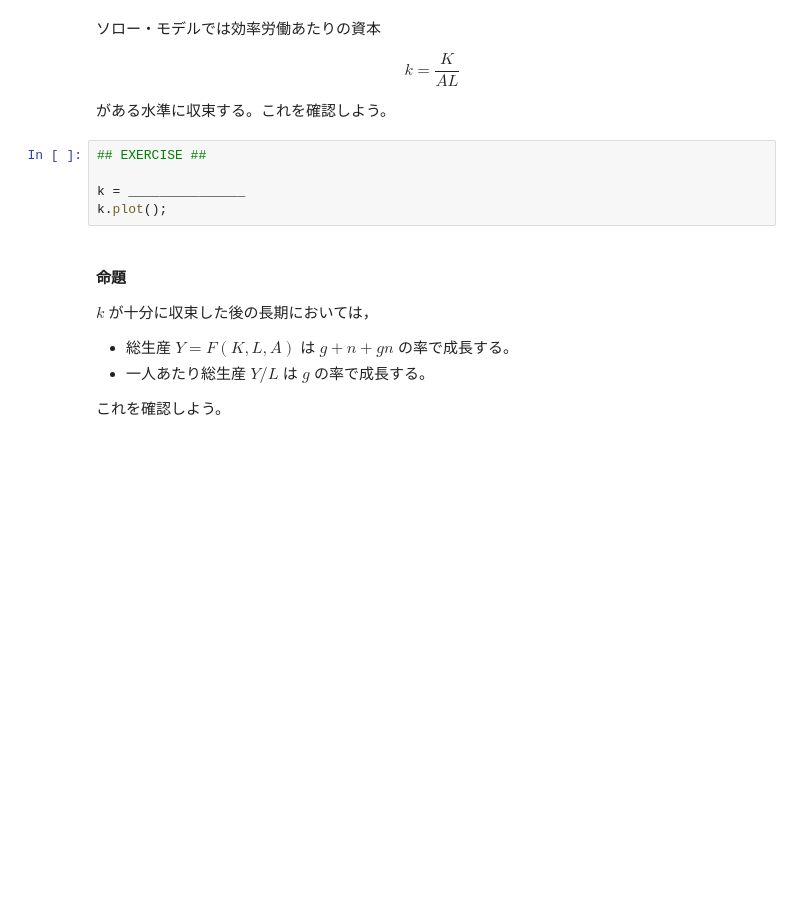
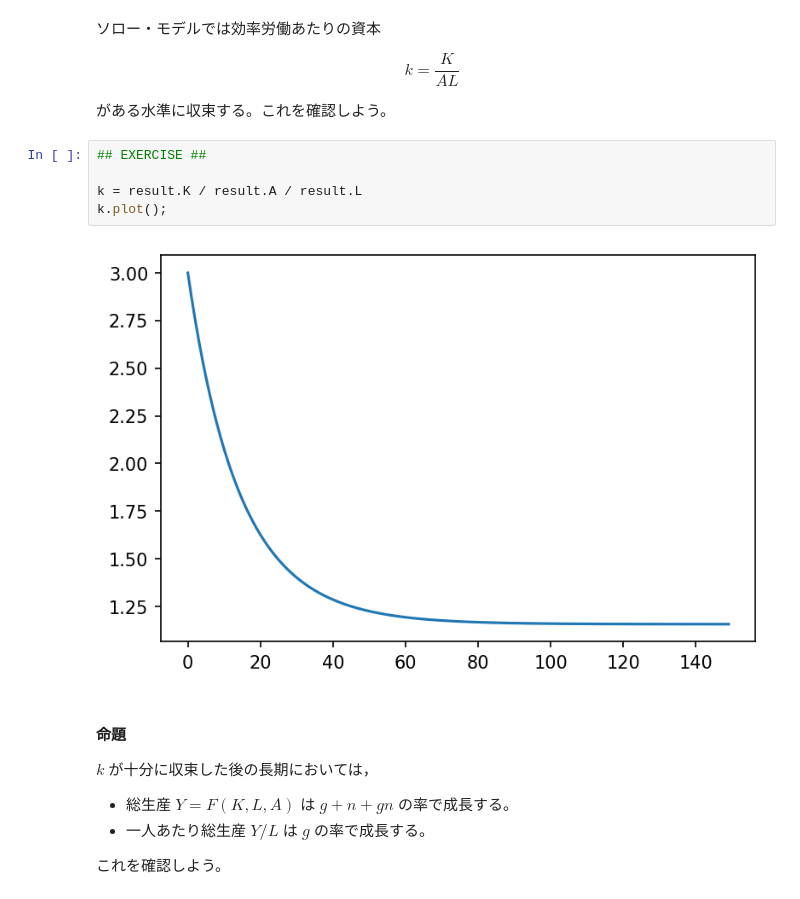
Before and after one commit to kenjisato/MaD, a Jupyter notebook: Assignments/PY-Week9.ipynb, the cells around one changed output. Saved outputs shown, nothing was run; the diff lists cells and outputs as text; blank space fills up the shorter version.

```diff
--- a/Assignments/PY-Week9.ipynb
+++ b/Assignments/PY-Week9.ipynb
@@ -265,8 +296,10 @@ $$
 # %%
 ## EXERCISE ##
 
-k = _______________
+k = result.K / result.A / result.L
 k.plot();
+# %% [output]
+[figure, added]
 # %% [markdown]
 #### 命題
 
```
Also changed, not shown: parts of 15 cells of this notebook, 1 other file.
